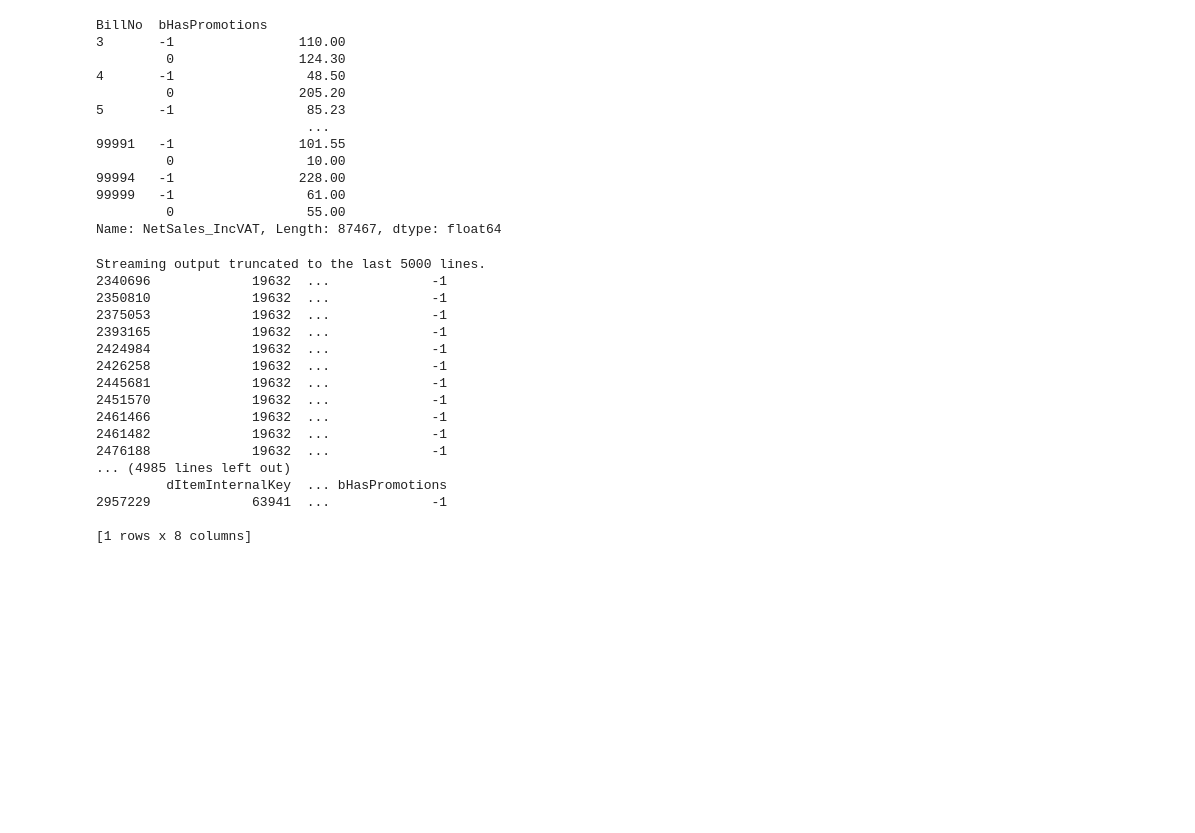
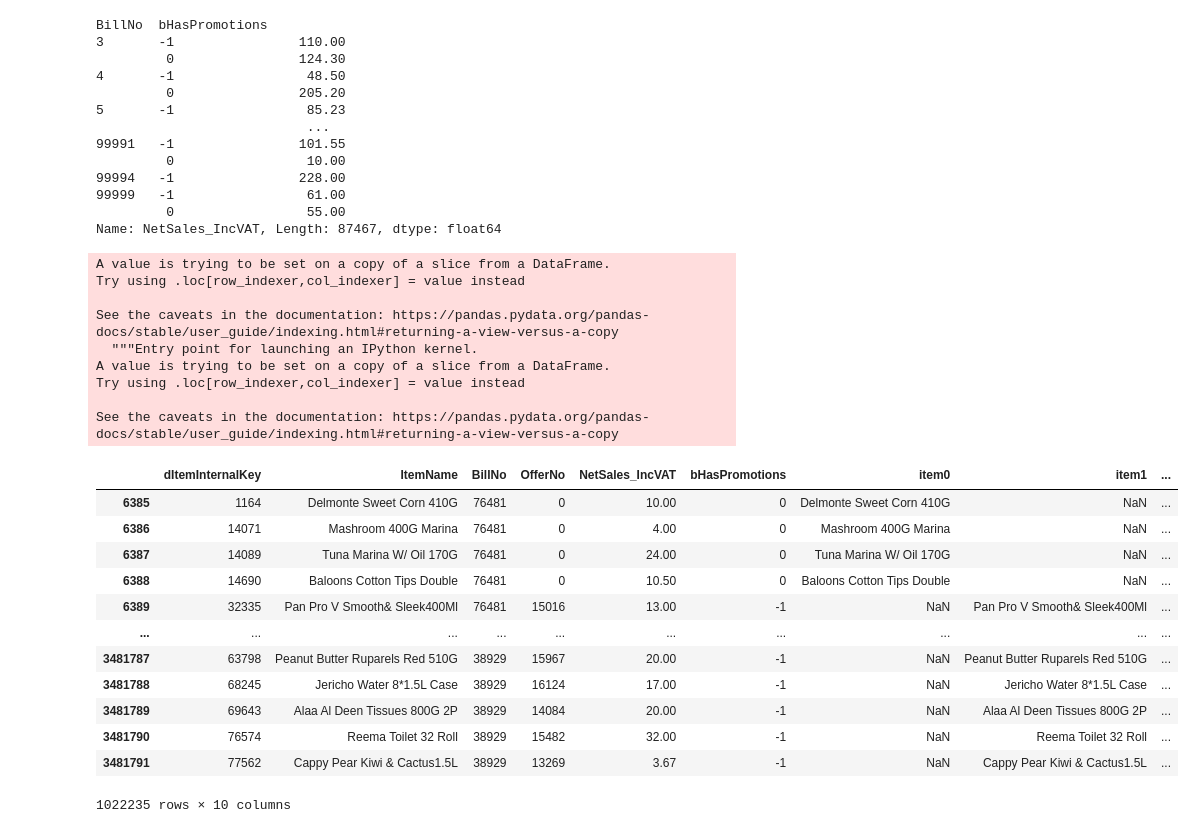
Before and after one commit to eng-aomar/cross-selling, a Jupyter notebook: bravo_datasets.ipynb, the cells around one changed output. Saved outputs shown, nothing was run; the diff lists cells and outputs as text; code cells hidden in the pictures; blank space fills up the shorter version.

```diff
--- a/bravo_datasets.ipynb
+++ b/bravo_datasets.ipynb
@@ -427,7 +427,7 @@ df_custmers
 | 1018999 | 154036 | 1 | 10 | 31/12/2019 0:00:00 | 76474.0 | 108 | 601 | 601 | ... |
 1019000 rows × 18 columns
 # %%
-df_netsales =df_customers [['dItemInternalKey','ItemName','BillNo','NetSales_IncVAT','bHasPromotions']]
+df_netsales =df_customers [['dItemInternalKey','ItemName','BillNo','OfferNo','NetSales_IncVAT','bHasPromotions']]
 total_sales =df_netsales.NetSales_IncVAT.sum()
 total_sales
 # %% [output]
@@ -482,27 +482,30 @@ BillNo  bHasPromotions
 99999   -1                 61.00
          0                 55.00
 Name: NetSales_IncVAT, Length: 87467, dtype: float64
-# %%
-offer_no_unique =df_netsales_offer.OfferNo.value_counts().index
-offer_no_unique
-df_res =pd.DataFrame()
-for item in offer_no_unique:
-  print(df_netsales_offer[df_netsales_offer['OfferNo'] == item ])
-# %% [output]
-Streaming output truncated to the last 5000 lines.
-2340696             19632  ...             -1
-2350810             19632  ...             -1
-2375053             19632  ...             -1
-2393165             19632  ...             -1
-2424984             19632  ...             -1
-2426258             19632  ...             -1
-2445681             19632  ...             -1
-2451570             19632  ...             -1
-2461466             19632  ...             -1
-2461482             19632  ...             -1
-2476188             19632  ...             -1
-... (4985 lines left out)
-         dItemInternalKey  ... bHasPromotions
-2957229             63941  ...             -1
-
-[1 rows x 8 columns]
+# %%
+df_netsales['item 0'] =df_netsales [df_netsales.bHasPromotions == 0]['ItemName']
+df_netsales['item -1'] =df_netsales [df_netsales.bHasPromotions == -1]['ItemName']
+df_netsales
+# %% [output]
+A value is trying to be set on a copy of a slice from a DataFrame.
+Try using .loc[row_indexer,col_indexer] = value instead
+
+See the caveats in the documentation: https://pandas.pydata.org/pandas-docs/stable/user_guide/indexing.html#returning-a-view-versus-a-copy
+  """Entry point for launching an IPython kernel.
+A value is trying to be set on a copy of a slice from a DataFrame.
+Try using .loc[row_indexer,col_indexer] = value instead
+
+See the caveats in the documentation: https://pandas.pydata.org/pandas-docs/stable/user_guide/indexing.html#returning-a-view-versus-a-copy
+|  | dItemInternalKey | ItemName | BillNo | OfferNo | NetSales_IncVAT | bHasPromotions | item0 | item1 | ... |
+| 6385 | 1164 | Delmonte Sweet Corn 410G | 76481 | 0 | 10.00 | 0 | Delmonte Sweet Corn 410G | NaN | ... |
+| 6386 | 14071 | Mashroom 400G Marina | 76481 | 0 | 4.00 | 0 | Mashroom 400G Marina | NaN | ... |
+| 6387 | 14089 | Tuna Marina W/ Oil 170G | 76481 | 0 | 24.00 | 0 | Tuna Marina W/ Oil 170G | NaN | ... |
+| 6388 | 14690 | Baloons Cotton Tips Double | 76481 | 0 | 10.50 | 0 | Baloons Cotton Tips Double | NaN | ... |
+| 6389 | 32335 | Pan Pro V Smooth& Sleek400Ml | 76481 | 15016 | 13.00 | -1 | NaN | Pan Pro V Smooth& Sleek400Ml | ... |
+| ... | ... | ... | ... | ... | ... | ... | ... | ... | ... |
+| 3481787 | 63798 | Peanut Butter Ruparels Red 510G | 38929 | 15967 | 20.00 | -1 | NaN | Peanut Butter Ruparels Red 510G | ... |
+| 3481788 | 68245 | Jericho Water 8*1.5L Case | 38929 | 16124 | 17.00 | -1 | NaN | Jericho Water 8*1.5L Case | ... |
+| 3481789 | 69643 | Alaa Al Deen Tissues 800G 2P | 38929 | 14084 | 20.00 | -1 | NaN | Alaa Al Deen Tissues 800G 2P | ... |
+| 3481790 | 76574 | Reema Toilet 32 Roll | 38929 | 15482 | 32.00 | -1 | NaN | Reema Toilet 32 Roll | ... |
+| 3481791 | 77562 | Cappy Pear Kiwi & Cactus1.5L | 38929 | 13269 | 3.67 | -1 | NaN | Cappy Pear Kiwi & Cactus1.5L | ... |
+1022235 rows × 10 columns
```
Also changed, not shown: parts of 4 cells of this notebook.
